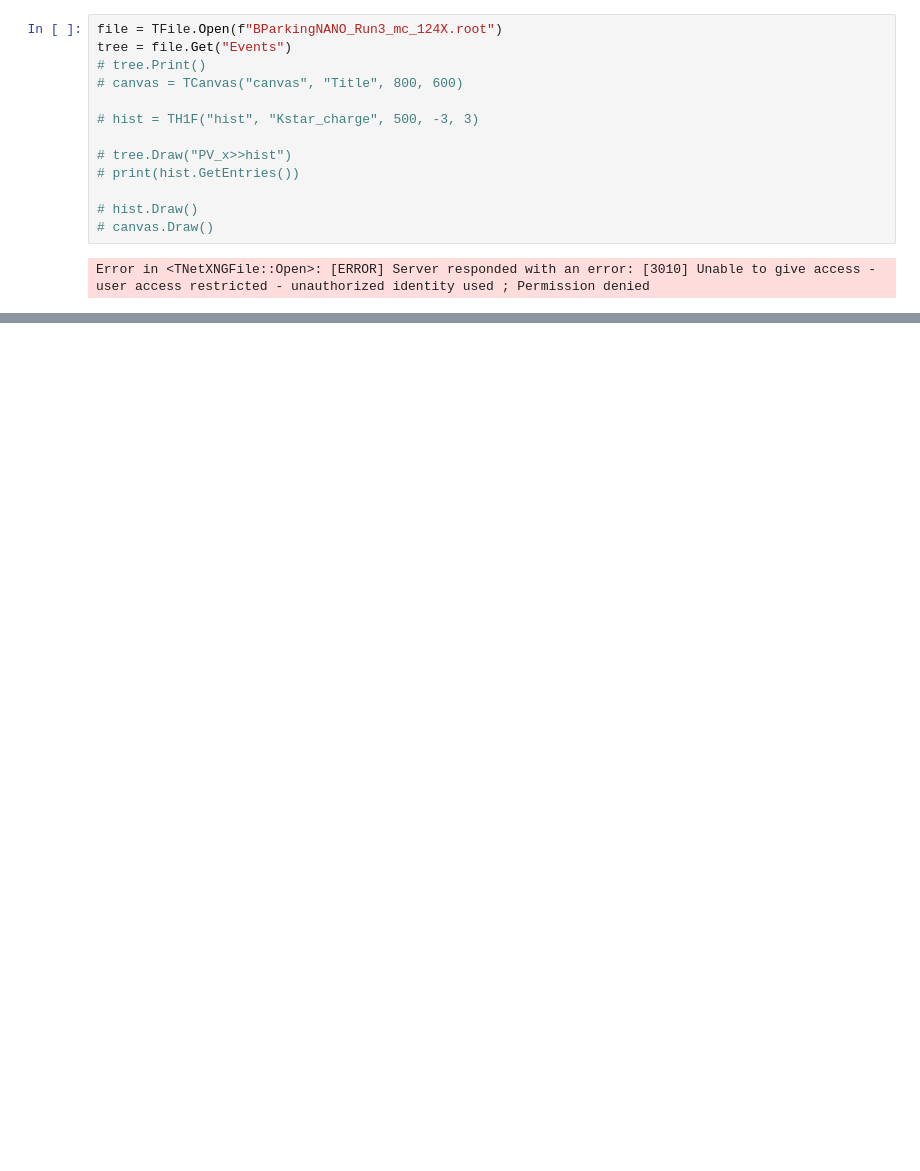
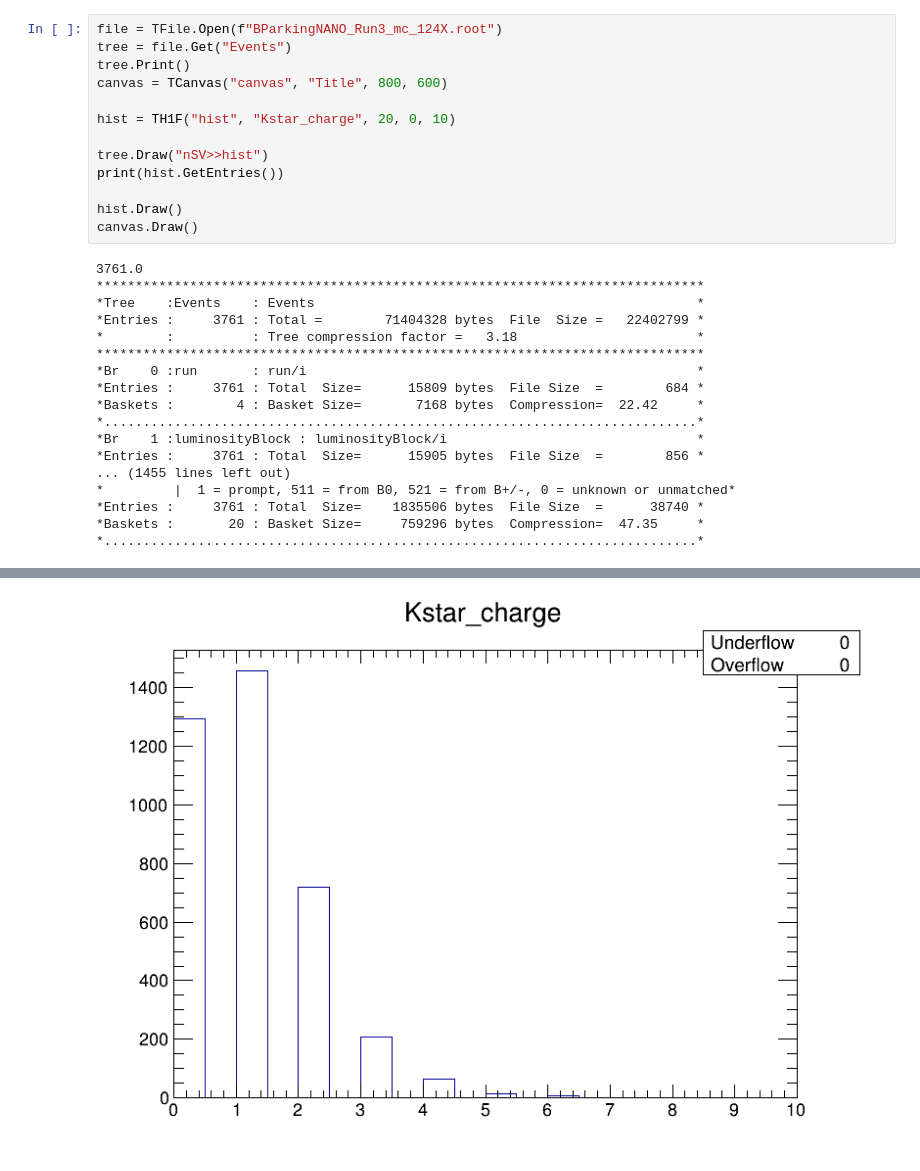
Before and after one commit to XL-Seb-Yan/RKAnalyzer, a Jupyter notebook: KStarllStudy/Analyzer/Untitled.ipynb, the cells around one changed output, grey strips where cells are left out. Saved outputs shown, nothing was run; the diff lists cells and outputs as text; blank space fills up the shorter version.

```diff
--- a/KStarllStudy/Analyzer/Untitled.ipynb
+++ b/KStarllStudy/Analyzer/Untitled.ipynb
@@ -16,15 +16,31 @@ from CMSStyle import CMS_lumi
 # %%
 file = TFile.Open(f"BParkingNANO_Run3_mc_124X.root")
 tree = file.Get("Events")
-# tree.Print()
-# canvas = TCanvas("canvas", "Title", 800, 600)
+tree.Print()
+canvas = TCanvas("canvas", "Title", 800, 600)
 
-# hist = TH1F("hist", "Kstar_charge", 500, -3, 3)
+hist = TH1F("hist", "Kstar_charge", 20, 0, 10)
 
-# tree.Draw("PV_x>>hist")
-# print(hist.GetEntries())
+tree.Draw("nSV>>hist")
+print(hist.GetEntries())
 
-# hist.Draw()
-# canvas.Draw()
+hist.Draw()
+canvas.Draw()
 # %% [output]
-Error in <TNetXNGFile::Open>: [ERROR] Server responded with an error: [3010] Unable to give access - user access restricted - unauthorized identity used ; Permission denied
+3761.0
+******************************************************************************
+*Tree    :Events    : Events                                                 *
+*Entries :     3761 : Total =        71404328 bytes  File  Size =   22402799 *
+*        :          : Tree compression factor =   3.18                       *
+******************************************************************************
+*Br    0 :run       : run/i                                                  *
+*Entries :     3761 : Total  Size=      15809 bytes  File Size  =        684 *
+*Baskets :        4 : Basket Size=       7168 bytes  Compression=  22.42     *
+*............................................................................*
+*Br    1 :luminosityBlock : luminosityBlock/i                                *
+*Entries :     3761 : Total  Size=      15905 bytes  File Size  =        856 *
+... (1455 lines left out)
+*         |  1 = prompt, 511 = from B0, 521 = from B+/-, 0 = unknown or unmatched*
+*Entries :     3761 : Total  Size=    1835506 bytes  File Size  =      38740 *
+*Baskets :       20 : Basket Size=     759296 bytes  Compression=  47.35     *
+*............................................................................*
@@ -31 +48,2 @@ Error in <TNetXNGFile::Open>: [ERROR] Server responded with an error: [3010] Una
+[figure, added]
 # %%
```
Also changed, not shown: parts of 10 cells of this notebook, 8 other files.
